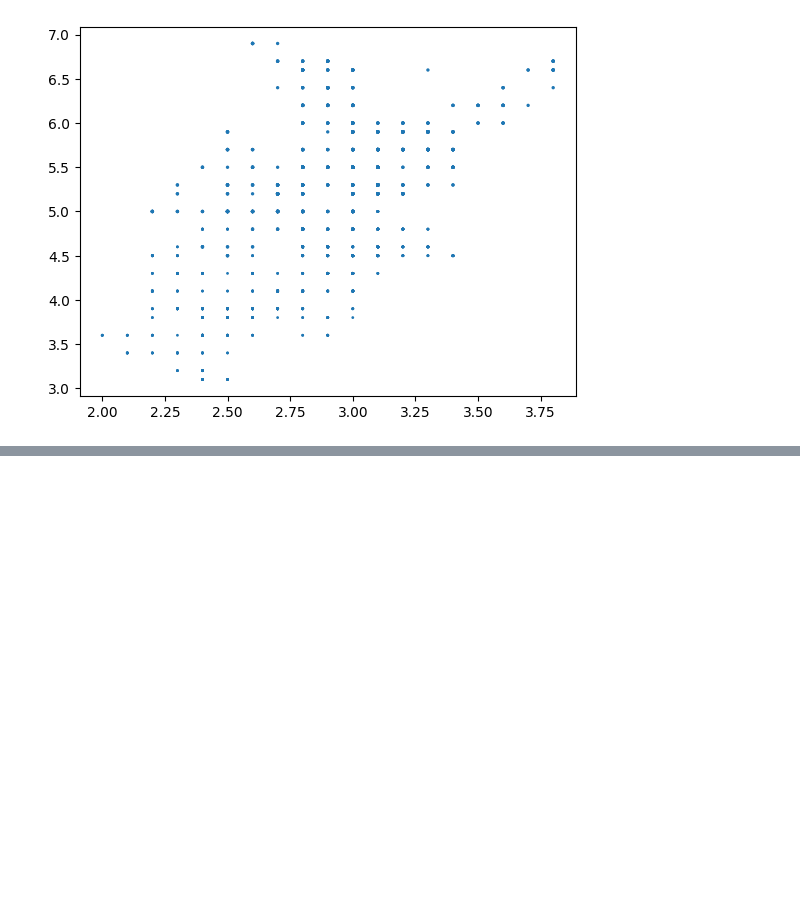
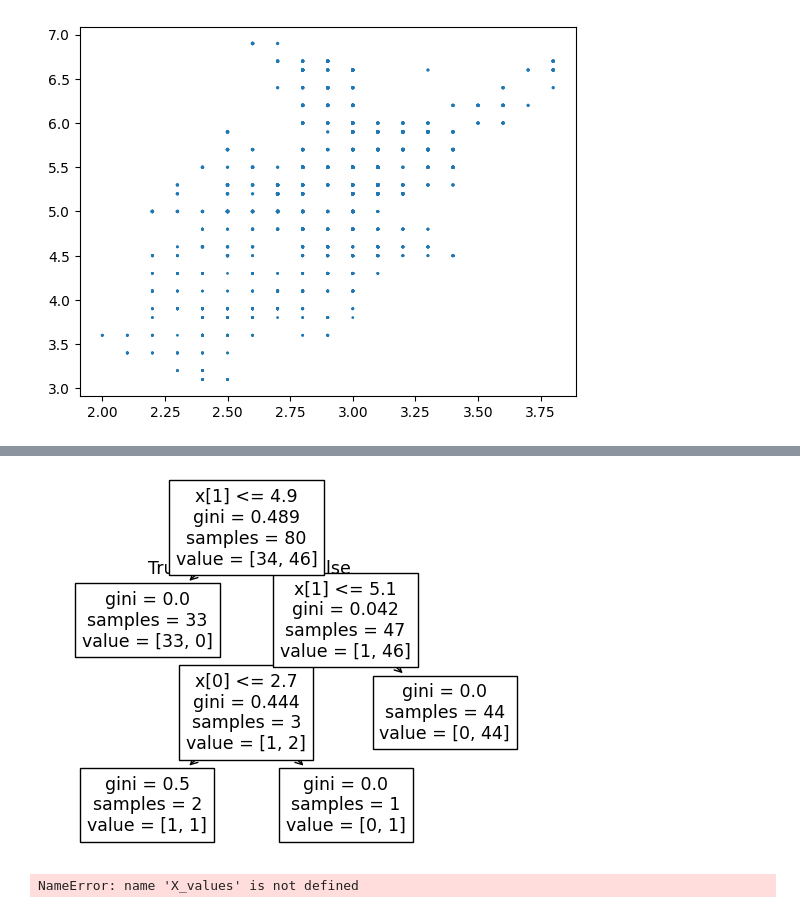
Before and after one commit to Omii04/Machine-Learning, a Jupyter notebook: Bagging.ipynb, the cells around one changed output, grey strips where cells are left out. Saved outputs shown, nothing was run; the diff lists cells and outputs as text; code cells hidden in the pictures; blank space fills up the shorter version.

```diff
--- a/Bagging.ipynb
+++ b/Bagging.ipynb
@@ -39,3 +39,5 @@ df_train= df.iloc[:600,:].sample(100)
 df_val=df.iloc[600:800,:].sample(50)
 ddf_test=df.iloc[800:,:].sample(50)
 # %%
+X_test=df_val.iloc[:,0:2].values
+y_test=df_val.iloc[:,-1].values
@@ -56,2 +46,7 @@ ddf_test=df.iloc[800:,:].sample(50)
 # %%
-df
+#data for tree 1
+df_bag=df_train.sample(80,replace=True)
+
+X=df_bag.iloc[:,0:2]
+y=df_bag.iloc[:,-1]
+df_bag
@@ -57,0 +72,15 @@ df
+# %%
+dt_bag1=DecisionTreeClassifier()
+# %%
+def evaluate(clf,X,y):
+    clf.fit(X,y)
+    plot_tree(clf)
+    plt.show()
+    plot_decision_regions(X_values,y_values,clf=clf,legend=2)
+    y_pred=clf.predict(X_test)
+    print(accuracy_score(y_test,y_pred))
+# %%
+evaluate(dt_bag1,X,y)
+# %% [output]
+[figure, added]
+NameError: name 'X_values' is not defined
```
Also changed, not shown: parts of 10 cells of this notebook.
